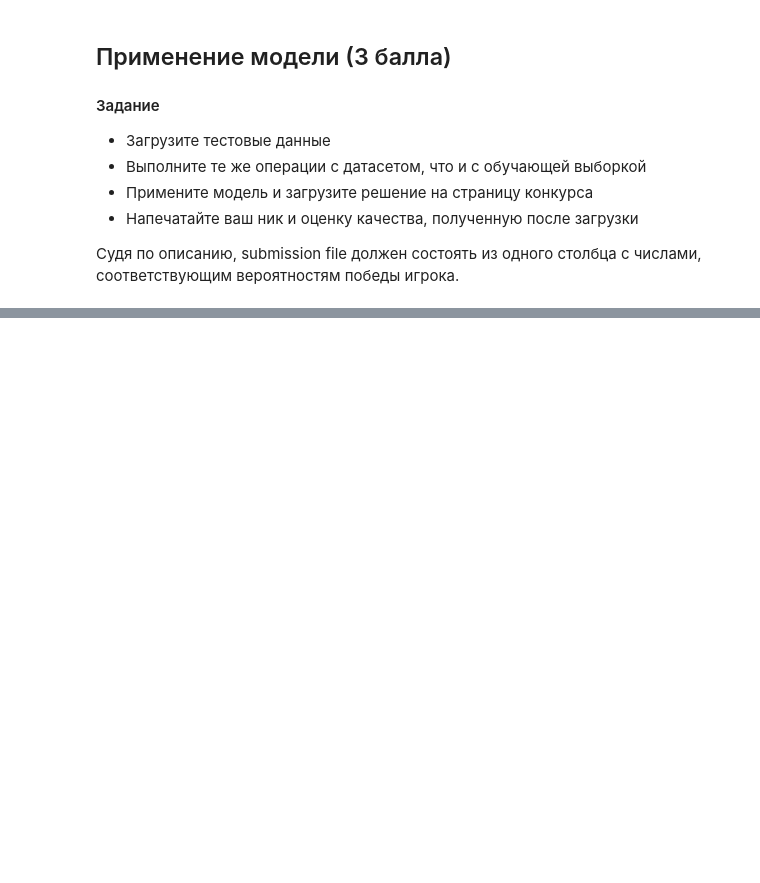
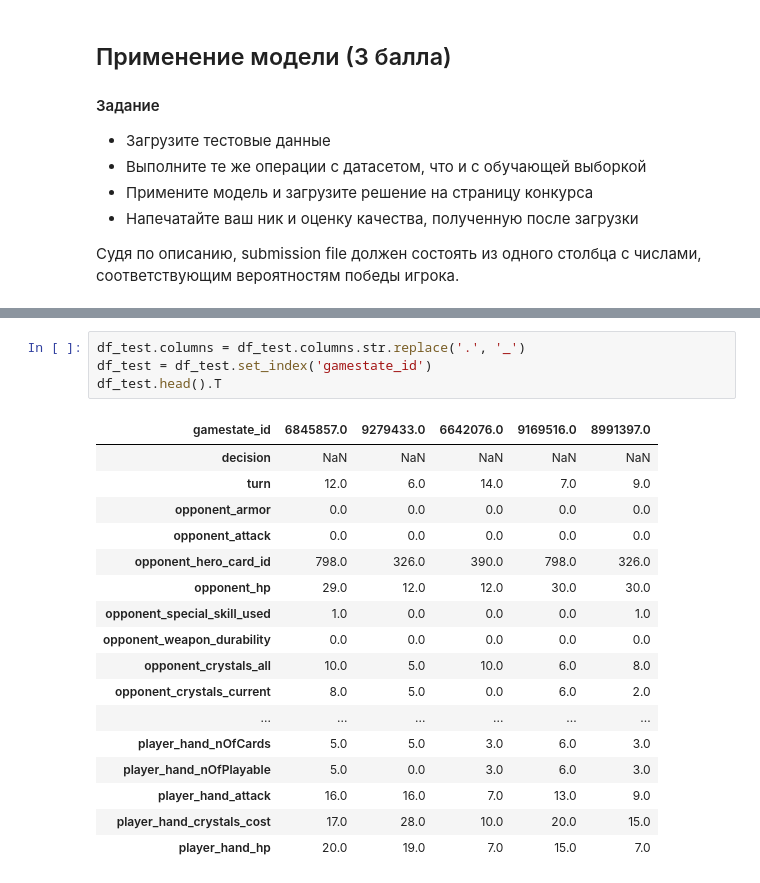
Before and after one commit to horoshenkiy/Algorithm-of-Big-Data, a Jupyter notebook: HW4/Horoshenkiy_hw4-lin-models.ipynb, the cells around one changed output, grey strips where cells are left out. Saved outputs shown, nothing was run; the diff lists cells and outputs as text; blank space fills up the shorter version.

```diff
--- a/HW4/Horoshenkiy_hw4-lin-models.ipynb
+++ b/HW4/Horoshenkiy_hw4-lin-models.ipynb
@@ -354,0 +454,22 @@ NameError: name 'df_data' is not defined
+# %%
+df_test.columns = df_test.columns.str.replace('.', '_')
+df_test = df_test.set_index('gamestate_id')
+df_test.head().T
+# %% [output]
+| gamestate_id | 6845857.0 | 9279433.0 | 6642076.0 | 9169516.0 | 8991397.0 |
+| decision | NaN | NaN | NaN | NaN | NaN |
+| turn | 12.0 | 6.0 | 14.0 | 7.0 | 9.0 |
+| opponent_armor | 0.0 | 0.0 | 0.0 | 0.0 | 0.0 |
+| opponent_attack | 0.0 | 0.0 | 0.0 | 0.0 | 0.0 |
+| opponent_hero_card_id | 798.0 | 326.0 | 390.0 | 798.0 | 326.0 |
+| opponent_hp | 29.0 | 12.0 | 12.0 | 30.0 | 30.0 |
+| opponent_special_skill_used | 1.0 | 0.0 | 0.0 | 0.0 | 1.0 |
+| opponent_weapon_durability | 0.0 | 0.0 | 0.0 | 0.0 | 0.0 |
+| opponent_crystals_all | 10.0 | 5.0 | 10.0 | 6.0 | 8.0 |
+| opponent_crystals_current | 8.0 | 5.0 | 0.0 | 6.0 | 2.0 |
+| ... | ... | ... | ... | ... | ... |
+| player_hand_nOfCards | 5.0 | 5.0 | 3.0 | 6.0 | 3.0 |
+| player_hand_nOfPlayable | 5.0 | 0.0 | 3.0 | 6.0 | 3.0 |
+| player_hand_attack | 16.0 | 16.0 | 7.0 | 13.0 | 9.0 |
+| player_hand_crystals_cost | 17.0 | 28.0 | 10.0 | 20.0 | 15.0 |
+| player_hand_hp | 20.0 | 19.0 | 7.0 | 15.0 | 7.0 |
```
Also changed, not shown: parts of 35 cells of this notebook.
